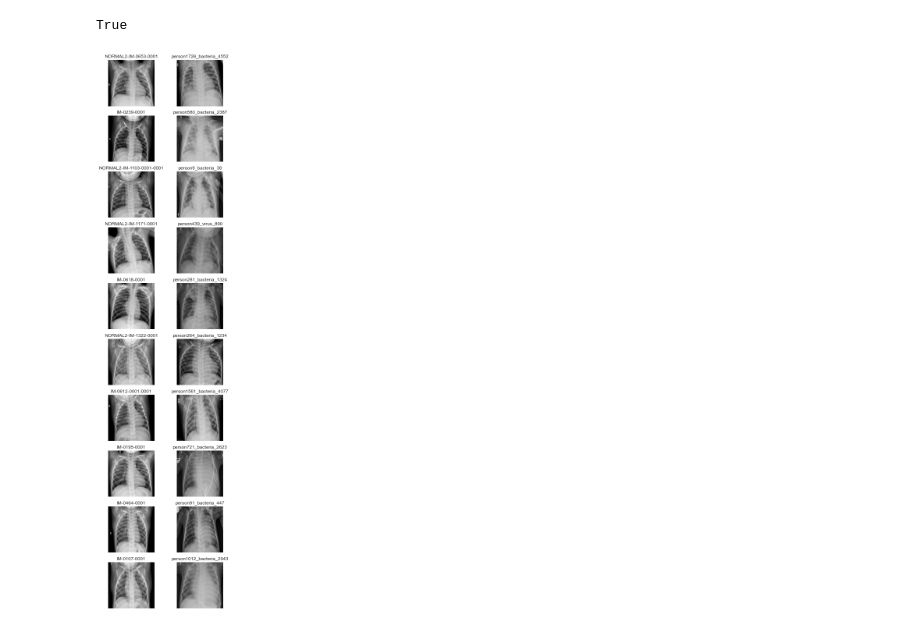
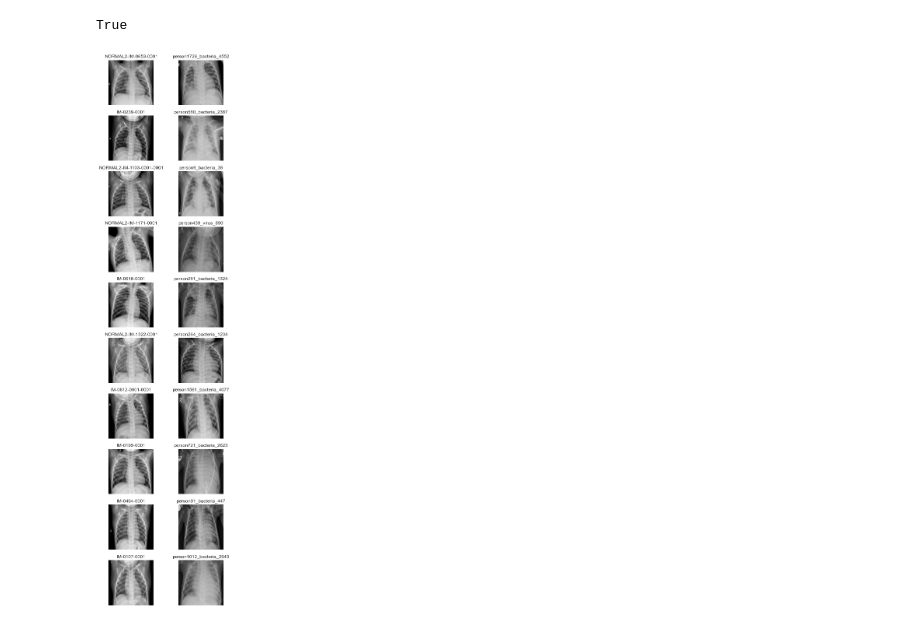
Before and after one commit to JulienAlardot/computer_vision, a Jupyter notebook: ml_core/data_analysis.ipynb, the cells around one changed output. Saved outputs shown, nothing was run; the diff lists cells and outputs as text; code cells hidden in the pictures.

```diff
--- a/ml_core/data_analysis.ipynb
+++ b/ml_core/data_analysis.ipynb
@@ -15,4 +3,0 @@ np.random.seed(42)
-# %%
-torch.cuda.is_available()
-# %% [output]
-True
@@ -19,14 +15,21 @@ True
+# %%
+sns.set_theme("notebook", "darkgrid")
+np.random.seed(42)
+torch.cuda.is_available()
+# %% [output]
+True
 # %%
-root_path = os.path.join(os.path.abspath('..'),"data", "chest_xray")
+root_path = os.path.join(os.path.abspath('..'), "data", "chest_xray")
 folders = ('test', 'train', 'val')
 img_types = ('NORMAL', 'PNEUMONIA')
 
-def generate_images_list(image_type, sample_size=10):
+
+def generate_images_list(img_type, sample_size=10):
     images = list()
     for folder in folders:
         path = os.path.join(root_path, folder, img_type)
         images += [os.path.join(path, f) for f in os.listdir(path)]
     images = tuple(images)
-    return np.random.choice(images,sample_size,replace=False)
+    return np.random.choice(images, sample_size, replace=False)
 # %%
 img_sample = 10
@@ -36,20 +39,20 @@ for column, img_type in enumerate(img_types):
     for row, img in enumerate(img_list):
         images[row, column] = img
 # %%
-fig:plt.Figure = plt.figure(figsize=(img_sample*10/2,2*10),dpi=72)
+fig: plt.Figure = plt.figure(figsize=(img_sample * 10 / 2, 2 * 10), dpi=72)
 for i in range(img_sample):
     for j in range(len(img_types)):
-        plot_pos = i*2 + j + 1
-        img = images[i,j]
-        ax: plt.Axes = fig.add_subplot(img_sample,2,plot_pos)
+        plot_pos = i * 2 + j + 1
+        img = images[i, j]
+        ax: plt.Axes = fig.add_subplot(img_sample, 2, plot_pos)
         ax.axis("off")
         img_ar = cv2.imread(img)
-        img_ar = cv2.resize(img_ar, (256,256))
+        img_ar = cv2.resize(img_ar, (128, 128))
         cv2.cvtColor(img_ar, cv2.COLOR_BGR2GRAY)
         ax.imshow(img_ar, cmap="gray")
         ax.set_title(img.split(".")[0].split("\\")[-1].split("/")[-1])
-plt.tight_layout(w_pad=-205)
+plt.tight_layout(w_pad=-170)
 plt.show()
 # %% [output]
-[figure, old version]
+[figure, new version]
 # %%
```
Also changed, not shown: parts of 15 cells of this notebook, 4 other files.
